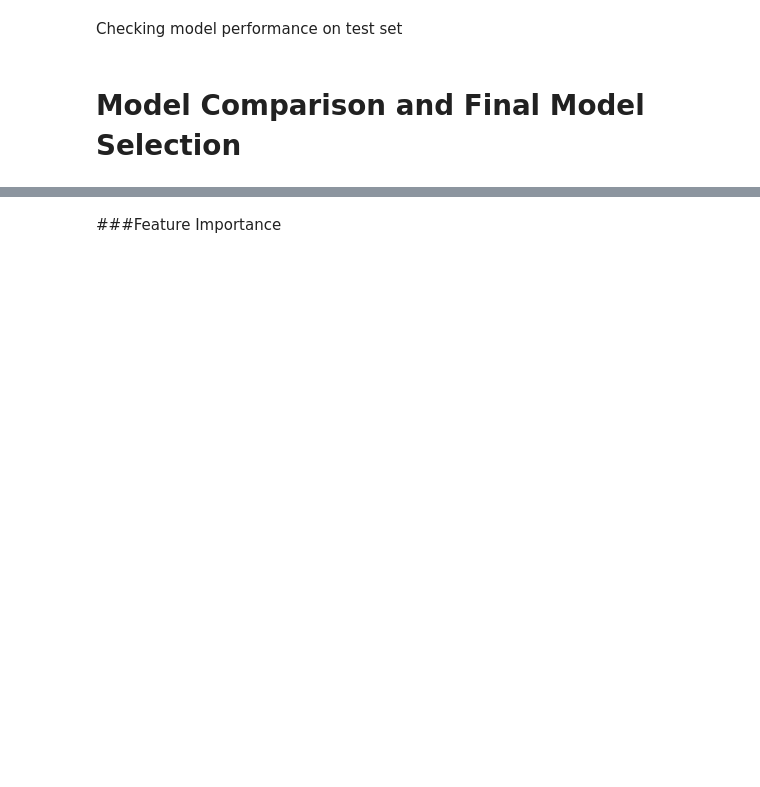
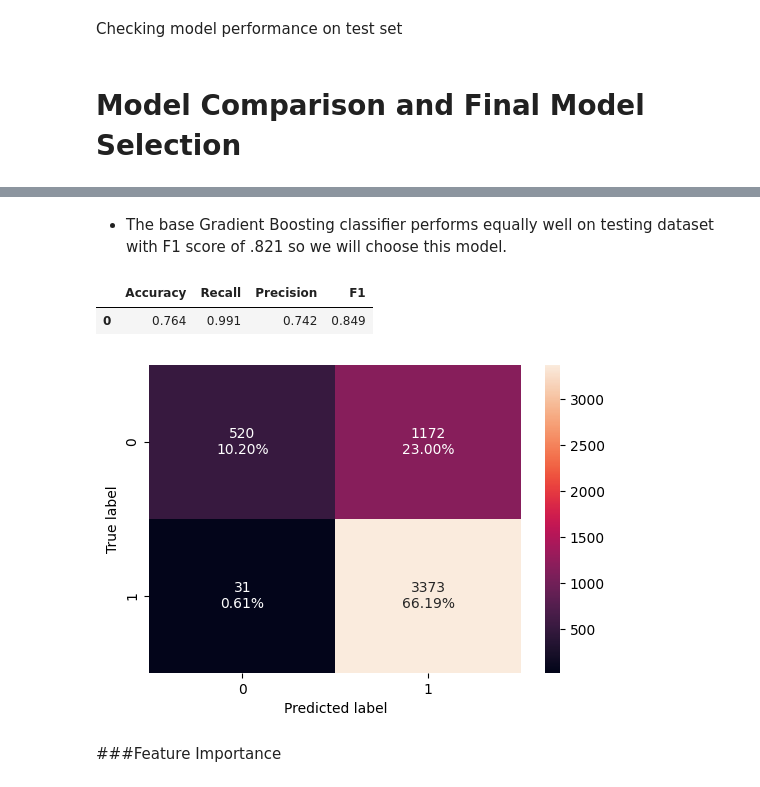
Before and after one commit to uday-d4/UTAI_AdvancedMachineLearningProject, a Jupyter notebook: Project_Full_Code_Notebook_EasyVisa (1).ipynb, the cells around one changed output, grey strips where cells are left out. Cells and saved outputs as stored; diff of their text form; code cells hidden in the pictures; blank space fills up the shorter version.

```diff
--- a/Project_Full_Code_Notebook_EasyVisa (1).ipynb
+++ b/Project_Full_Code_Notebook_EasyVisa (1).ipynb
@@ -1111,2 +1380,14 @@ xgb_tuned_model_train_perf
+# %% [markdown]
+* The base Gradient Boosting classifier performs equally well on testing dataset with F1 score of .821 so we will choose this model.
+# %%
+xgb_tuned.fit(X_test, y_test)
+
+confusion_matrix_sklearn(xgb_tuned, X_test, y_test)
+xgb_tuned_model_test_perf = model_performance_classification_sklearn(xgb_tuned,X_test, y_test)
+xgb_tuned_model_test_perf
+# %% [output]
+|  | Accuracy | Recall | Precision | F1 |
+| 0 | 0.764 | 0.991 | 0.742 | 0.849 |
+[figure, added]
 # %% [markdown]
 ###Feature Importance
```
Also changed, not shown: parts of 42 cells of this notebook.
